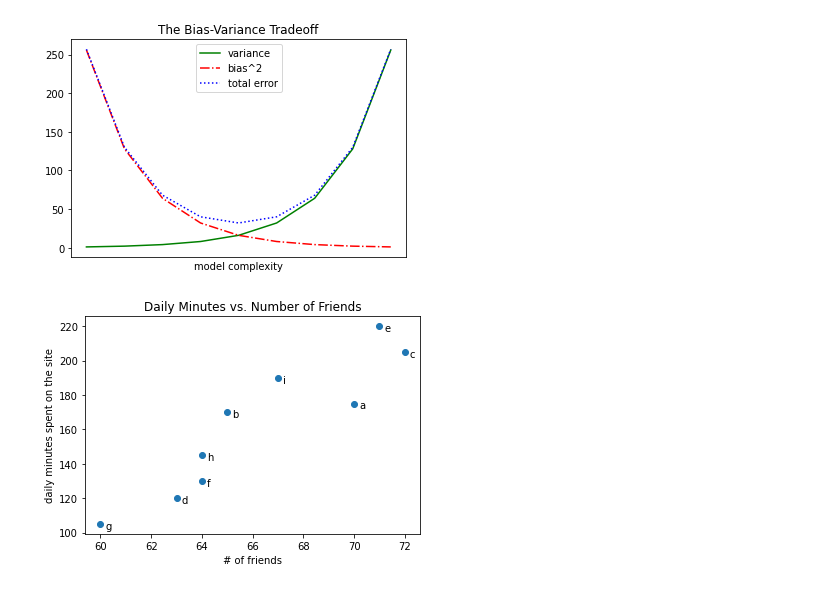
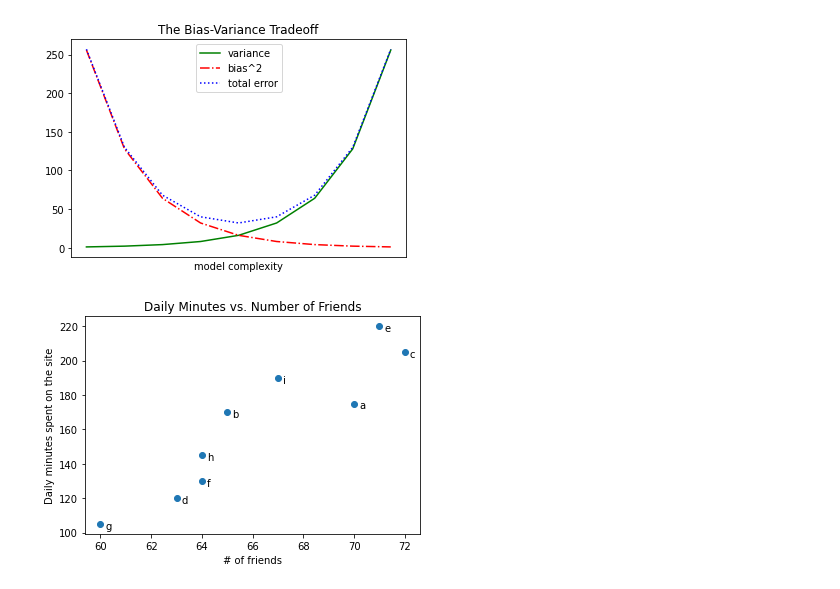
Before and after one commit to oscardaniel88/dsfs, a Jupyter notebook: Chapter_3/chapter_3_data_viz.ipynb, the cells around one changed output. Saved outputs shown, nothing was run; the diff lists cells and outputs as text; code cells hidden in the pictures.

```diff
--- a/Chapter_3/chapter_3_data_viz.ipynb
+++ b/Chapter_3/chapter_3_data_viz.ipynb
@@ -83,21 +83,21 @@ plt.show()
 # %%
 ## Scatterplots
 friends = [ 70,  65,  72,  63,  71,  64,  60,  64,  67]
 minutes = [175, 170, 205, 120, 220, 130, 105, 145, 190]
 labels =  ['a', 'b', 'c', 'd', 'e', 'f', 'g', 'h', 'i']
 
 plt.scatter(friends, minutes)
 
 # label each point
 for label, friend_count, minute_count in zip(labels, friends, minutes):
     plt.annotate(label,
         xy=(friend_count, minute_count), # Put the label with its point
         xytext=(5, -5),                  # but slightly offset
         textcoords='offset points')
 
 plt.title("Daily Minutes vs. Number of Friends")
 plt.xlabel("# of friends")
-plt.ylabel("daily minutes spent on the site")
+plt.ylabel("Daily minutes spent on the site")
 plt.show()
 # %% [output]
-[figure, old version]
+[figure, new version]
```
